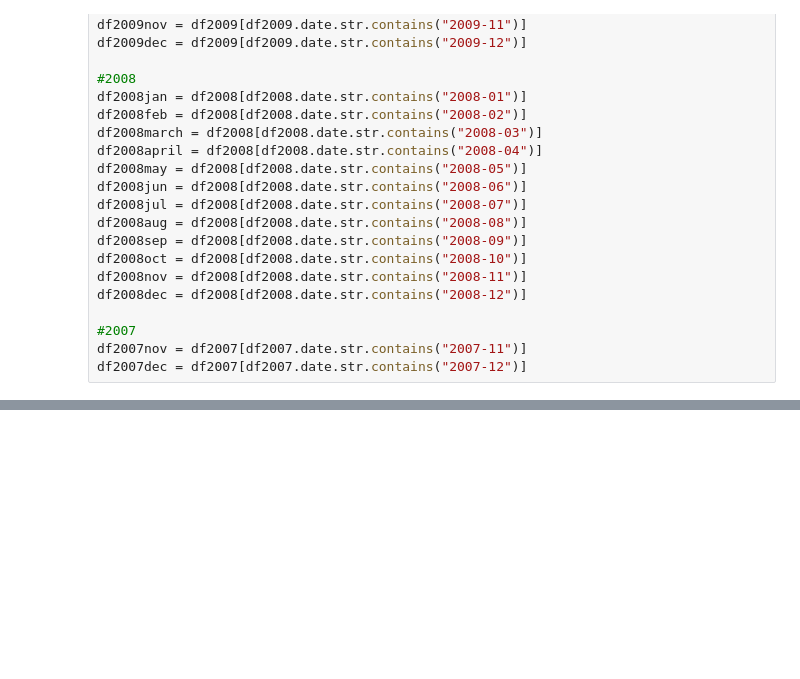
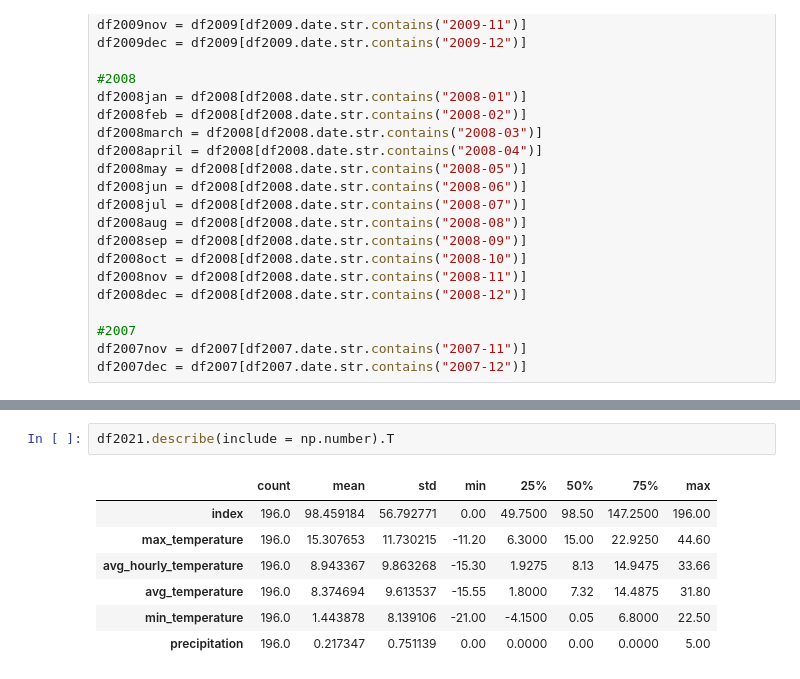
Before and after one commit to data301-2021-summer2/project-group38-project, a Jupyter notebook: analysis/Untitled.ipynb, the cells around one changed output, grey strips where cells are left out. Drawn from its saved outputs; the diff is of its cells as text; blank space fills up the shorter version.

```diff
--- a/analysis/Untitled.ipynb
+++ b/analysis/Untitled.ipynb
@@ -233,0 +283,10 @@ df2007dec = df2007[df2007.date.str.contains("2007-12")]
+# %%
+df2021.describe(include = np.number).T
+# %% [output]
+|  | count | mean | std | min | 25% | 50% | 75% | max |
+| index | 196.0 | 98.459184 | 56.792771 | 0.00 | 49.7500 | 98.50 | 147.2500 | 196.00 |
+| max_temperature | 196.0 | 15.307653 | 11.730215 | -11.20 | 6.3000 | 15.00 | 22.9250 | 44.60 |
+| avg_hourly_temperature | 196.0 | 8.943367 | 9.863268 | -15.30 | 1.9275 | 8.13 | 14.9475 | 33.66 |
+| avg_temperature | 196.0 | 8.374694 | 9.613537 | -15.55 | 1.8000 | 7.32 | 14.4875 | 31.80 |
+| min_temperature | 196.0 | 1.443878 | 8.139106 | -21.00 | -4.1500 | 0.05 | 6.8000 | 22.50 |
+| precipitation | 196.0 | 0.217347 | 0.751139 | 0.00 | 0.0000 | 0.00 | 0.0000 | 5.00 |
```
Also changed, not shown: parts of 27 cells of this notebook, 1 other file.
